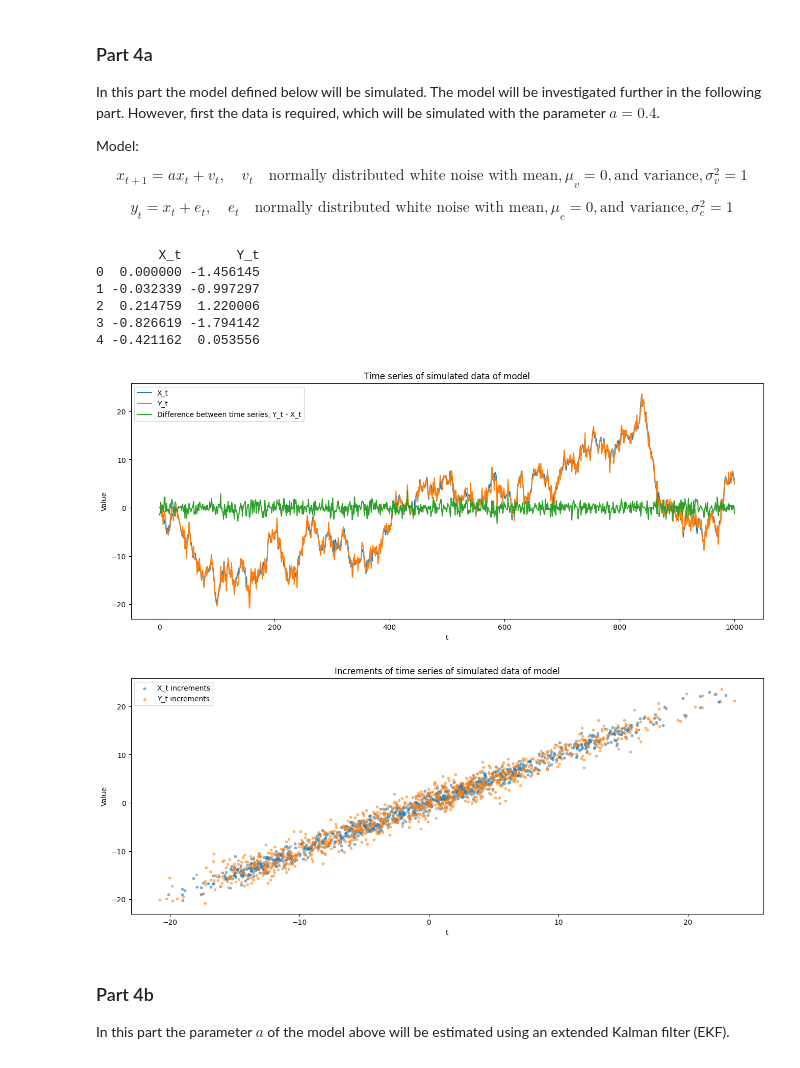
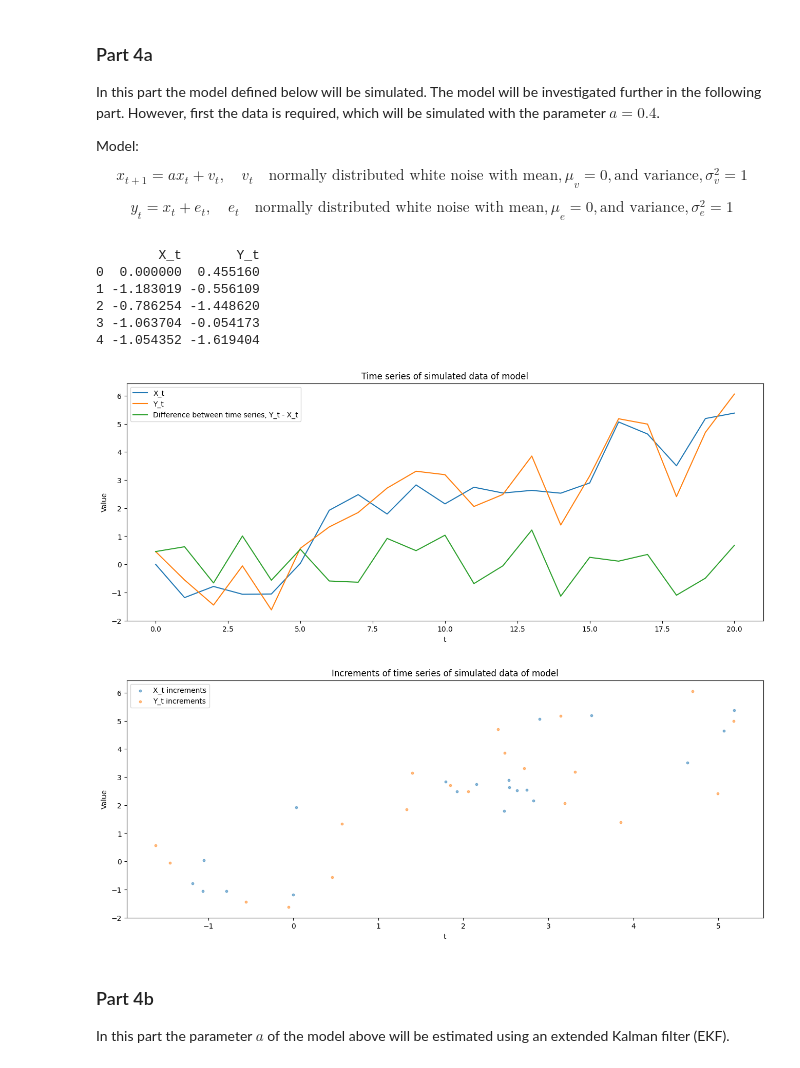
Before and after one commit to gustavn19/advanced_time_series_analysis, a Jupyter notebook: assignment_2/a2.ipynb, the cells around one changed output. Cells and saved outputs as stored; diff of their text form; code cells hidden in the pictures.

```diff
--- a/assignment_2/a2.ipynb
+++ b/assignment_2/a2.ipynb
@@ -52,7 +52,7 @@ def kernel(x, kernel_function = 'gaussian'):
 
 
 def conditional_expectation(X_t_lagged, theta, threshold = 0):
-    return np.where(X_t_lagged < threshold, theta[0] + theta[1] * X_t_lagged, 2 + 0.2 * X_t_lagged[-1])
+    return np.where(X_t_lagged < threshold, theta[0] + theta[1] * X_t_lagged, 2 + 0.2 * X_t_lagged)
 
 def loss_function(X_t, theta, conditional_expectation):
     # This function defines the lag for which, time series to use, in this case it is going to be the lagged 1 time series
@@ -73,7 +73,7 @@ print(theta_hat)
 print(f'The parameter estimation is {theta_hat.x}')
 
 # optimized theta: [-2.06836669  0.48354977]
-# Actual theta [-2, 0.5], fairly good estimation, only estimated two of the parameters, with the other ones fixed to make 2 feasible
+# Actual theta [-2, 0.5], fairly good estimation, only estimated two of the parameters, with the other ones fixed to make 2
 # %% [output]
   message: Desired error not necessarily achieved due to precision loss.
   success: False
@@ -340,41 +342,41 @@ def plot_model(a, sigma_v, sigma_e, nr_simulations):
     X_t, Y_t = model(a = a, sigma_v = sigma_v, sigma_e = sigma_e, nr_simulations = nr_simulations)
     simulated_data = pd.DataFrame(np.transpose(np.array([X_t, Y_t])), columns = ['X_t', 'Y_t'])
     print(simulated_data.head())
 
     # Plot the time series
     plt.figure(figsize = (16, 6))
     plt.plot(simulated_data.index, simulated_data['X_t'], label = 'X_t')
     plt.plot(simulated_data.index, simulated_data['Y_t'], label = 'Y_t')
     plt.plot(simulated_data.index, (simulated_data['Y_t'] - simulated_data['X_t']), label = 'Difference between time series, Y_t - X_t')
     plt.title('Time series of simulated data of model')
     plt.xlabel('t')
     plt.ylabel('Value')
     plt.legend()
     plt.show()
 
     # Plot of increments
     plt.figure(figsize = (16, 6))
     plt.scatter(simulated_data['X_t'].values[ : -1], simulated_data['X_t'].values[1 : ], label = 'X_t increments', s = 10, alpha = 0.5)
     plt.scatter(simulated_data['Y_t'].values[ : -1], simulated_data['Y_t'].values[1 : ], label = 'Y_t increments', s = 10, alpha = 0.5)
     plt.title('Increments of time series of simulated data of model')
     plt.xlabel('t')
     plt.ylabel('Value')
     plt.legend()
     plt.show()
     return simulated_data
 
 # Execution of model
-a, sigma_v, sigma_e, nr_simulations = 0.4, 1, 1, 1000
+a, sigma_v, sigma_e, nr_simulations = 0.4, 1, 1, 20
 simulated_data = plot_model(a = a, sigma_v = sigma_v, sigma_e = sigma_e, nr_simulations = nr_simulations)
 # %% [output]
         X_t       Y_t
-0  0.000000 -1.456145
-1 -0.032339 -0.997297
-2  0.214759  1.220006
-3 -0.826619 -1.794142
-4 -0.421162  0.053556
+0  0.000000  0.455160
+1 -1.183019 -0.556109
+2 -0.786254 -1.448620
+3 -1.063704 -0.054173
+4 -1.054352 -1.619404
-[figure, old version]
+[figure, new version]
-[figure, old version]
+[figure, new version]
 # %% [markdown]
 ### Part 4b
 In this part the parameter $a$ of the model above will be estimated using an extended Kalman filter (EKF).
```
Also changed, not shown: parts of 4 cells of this notebook.
